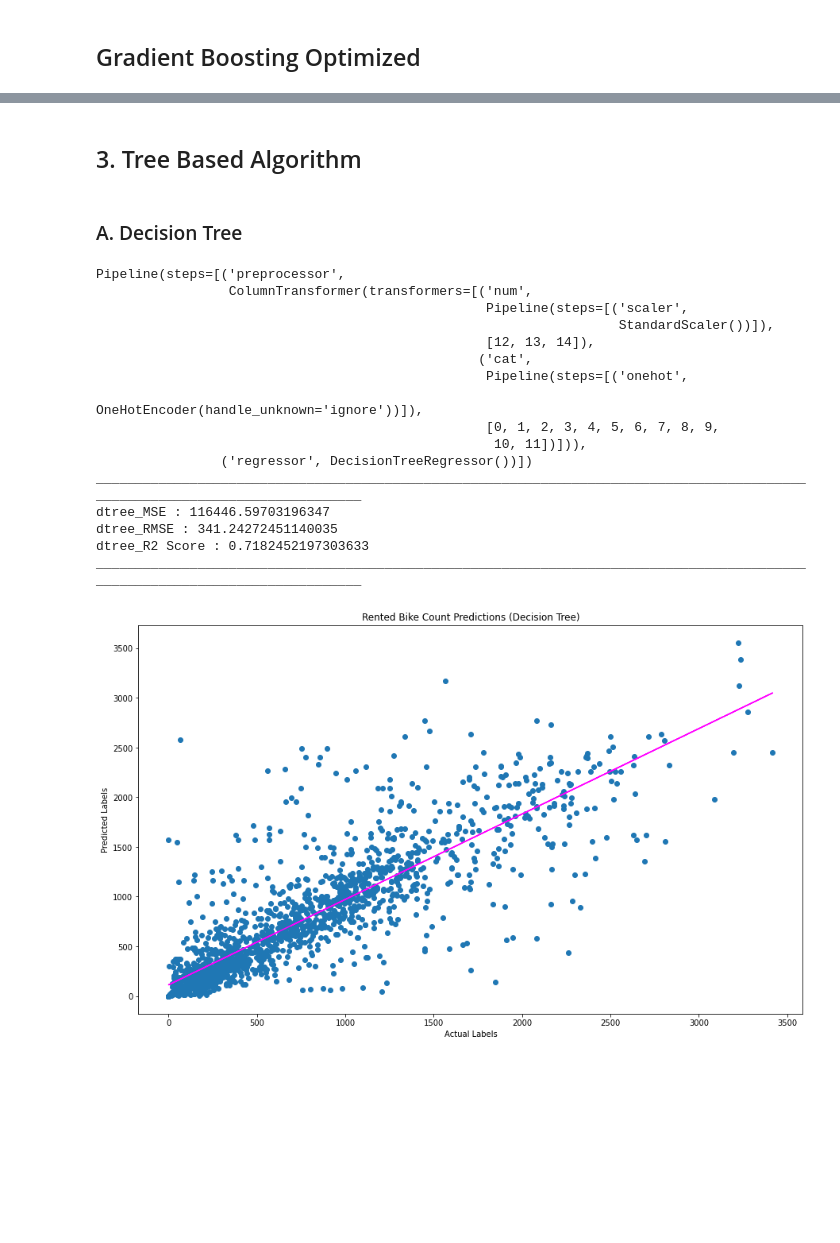
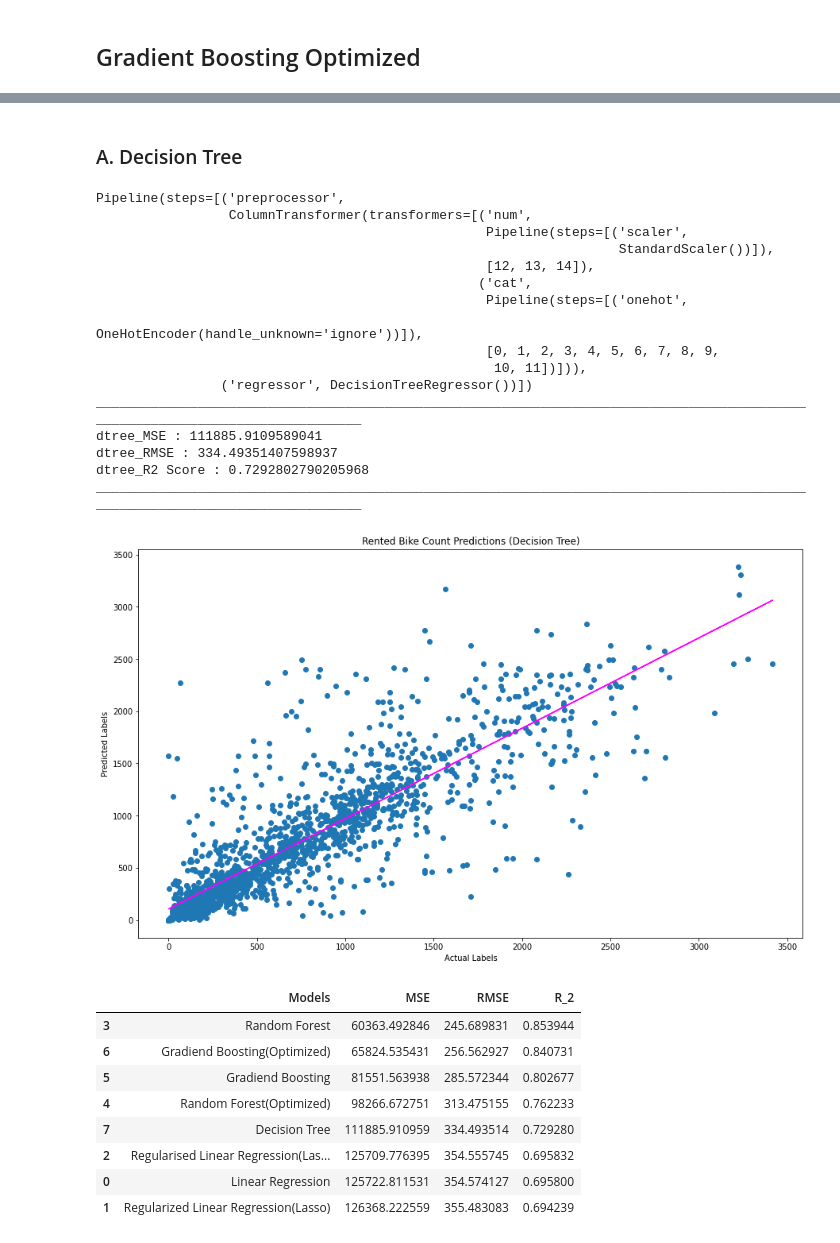
Before and after one commit to shubhpanchal/BikeSharing, a Jupyter notebook: Bike_Sharing_Demand_Prediction.ipynb, the cells around one changed output, grey strips where cells are left out. Saved outputs shown, nothing was run; the diff lists cells and outputs as text; code cells hidden in the pictures; blank space fills up the shorter version.

```diff
--- a/Bike_Sharing_Demand_Prediction.ipynb
+++ b/Bike_Sharing_Demand_Prediction.ipynb
@@ -569,6 +587,9 @@ ________________________________________________________________________________
 # %%
 from sklearn.model_selection import GridSearchCV
 from sklearn.metrics import make_scorer, r2_score
+
+model = 'Regularised Linear Regression(Lasso Optimized)'
+models.append(model)
 
 # Defining algorithms and Parameter
 alg = Lasso()
@@ -597,10 +618,13 @@ print('_'*125)
 lasso_optimized_predictions = lasso_optimized_model.predict(X_test)
 lasso_optimized_mse = mean_squared_error(y_test, lasso_optimized_predictions)
 print("lasso_optimized_MSE:", lasso_optimized_mse)
+MSE.append(lasso_optimized_mse)
 lasso_optimized_rmse = np.sqrt(lasso_optimized_mse)
 print("lasso_optimized_RMSE:", lasso_optimized_rmse)
+RMSE.append(lasso_optimized_rmse)
 lasso_optimized_r2 = r2_score(y_test, lasso_optimized_predictions)
 print("lasso_optimized_R2:", lasso_optimized_r2)
+R_2.append(lasso_optimized_r2)
 print('_'*125)
 
 # Plot predicted vs actual
@@ -641,7 +665,8 @@ ________________________________________________________________________________
 ### A. Random Forest
 # %%
 from sklearn.ensemble import RandomForestRegressor
-
+model = 'Random Forest'
+models.append(model)
 # Create Preprocessing and Training Pipeline
 rf_pipeline = Pipeline(steps=[('preprocessor',preprocessor),
                            ('regressor', RandomForestRegressor())])
@@ -658,10 +683,13 @@ rf_predictions = rf_model.predict(X_test)
 from sklearn.metrics import r2_score, mean_squared_error
 rf_mse = mean_squared_error(y_test, rf_predictions)
 print('rf_MSE :', rf_mse)
+MSE.append(rf_mse)
 rf_rmse = np.sqrt(rf_mse)
 print('rf_RMSE :', rf_rmse)
+RMSE.append(rf_rmse)
 rf_r2 = r2_score(y_test,rf_predictions)
 print('rf_R2 Score :', rf_r2)
+R_2.append(rf_r2)
 print('_'*125)
 
 # Plot predicted vs actual
@@ -697,6 +802,8 @@ ________________________________________________________________________________
 # %%
 from sklearn.ensemble import GradientBoostingRegressor
 
+model='Gradiend Boosting'
+models.append(model)
 # Create Preprocessing and Training Pipeline
 gb_pipeline = Pipeline(steps=[('preprocessor',preprocessor),
                            ('regressor', GradientBoostingRegressor())])
@@ -713,10 +820,13 @@ gb_predictions = gb_model.predict(X_test)
 from sklearn.metrics import r2_score, mean_squared_error
 gb_mse = mean_squared_error(y_test, gb_predictions)
 print('gb_MSE :', gb_mse)
+MSE.append(gb_mse)
 gb_rmse = np.sqrt(gb_mse)
 print('gb_RMSE :', gb_rmse)
+RMSE.append(gb_rmse)
 gb_r2 = r2_score(y_test,gb_predictions)
 print('gb_R2 Score :', gb_r2)
+R_2.append(gb_r2)
 print('_'*125)
 
 # Plot predicted vs actual
@@ -750,6 +860,9 @@ ________________________________________________________________________________
 # %% [markdown]
 ## Gradient Boosting Optimized
 # %%
+model = 'Gradiend Boosting(Optimized)'
+models.append(model)
+
 alg = GradientBoostingRegressor()
 parameters = {'learning_rate': [0.1,0.3, 0.5, 0.7,1.0],
               'n_estimators' : [50, 75, 100, 125, 150]}
@@ -777,10 +890,13 @@ print('_'*125)
 GBM_optimized_predictions = GBM_optimized_model.predict(X_test)
 GBM_optimized_mse = mean_squared_error(y_test, GBM_optimized_predictions)
 print("GBM_optimized_MSE:", GBM_optimized_mse)
+MSE.append(GBM_optimized_mse)
 GBM_optimized_rmse = np.sqrt(GBM_optimized_mse)
 print("GBM_optimized_RMSE:", GBM_optimized_rmse)
+RMSE.append(GBM_optimized_rmse)
 GBM_optimized_r2 = r2_score(y_test, GBM_optimized_predictions)
 print("GBM_optimized_R2:", GBM_optimized_r2)
+R_2.append(GBM_optimized_r2)
 print('_'*125)
 
 # Plot predicted vs actual
@@ -814,13 +930,13 @@ GBM_optimized_R2: 0.8406717750516262
 _____________________________________________________________________________________________________________________________
 [figure]
-# %% [markdown]
-## 3. Tree Based Algorithm
 # %% [markdown]
 ### A. Decision Tree
 # %%
 from sklearn.tree import DecisionTreeRegressor
 from sklearn.tree import export_text
 
+model = 'Decision Tree'
+models.append(model)
 # Create Preprocessing and Training Pipeline
 dtree_pipeline = Pipeline(steps=[('preprocessor',preprocessor),
                            ('regressor', DecisionTreeRegressor())])
@@ -837,37 +953,59 @@ dtree_predictions = dtree_model.predict(X_test)
 from sklearn.metrics import r2_score, mean_squared_error
 dtree_mse = mean_squared_error(y_test, dtree_predictions)
 print('dtree_MSE :', dtree_mse)
+MSE.append(dtree_mse)
 dtree_rmse = np.sqrt(dtree_mse)
 print('dtree_RMSE :', dtree_rmse)
+RMSE.append(dtree_rmse)
 dtree_r2 = r2_score(y_test,dtree_predictions)
 print('dtree_R2 Score :', dtree_r2)
+R_2.append(dtree_r2)
 print('_'*125)
 
 # Plot predicted vs actual
 plt.figure(figsize=(15,9))
 plt.scatter(y_test, dtree_predictions)
 plt.xlabel('Actual Labels')
 plt.ylabel('Predicted Labels')
 plt.title('Rented Bike Count Predictions (Decision Tree)')
 z= np.polyfit(y_test, dtree_predictions,1)
 p = np.poly1d(z)
 plt.plot(y_test,p(y_test),color='magenta')
 plt.show()
 # %% [output]
 Pipeline(steps=[('preprocessor',
                  ColumnTransformer(transformers=[('num',
                                                   Pipeline(steps=[('scaler',
                                                                    StandardScaler())]),
                                                   [12, 13, 14]),
                                                  ('cat',
                                                   Pipeline(steps=[('onehot',
                                                                    OneHotEncoder(handle_unknown='ignore'))]),
                                                   [0, 1, 2, 3, 4, 5, 6, 7, 8, 9,
                                                    10, 11])])),
                 ('regressor', DecisionTreeRegressor())])
 _____________________________________________________________________________________________________________________________
-dtree_MSE : 116446.59703196347
-dtree_RMSE : 341.24272451140035
-dtree_R2 Score : 0.7182452197303633
+dtree_MSE : 111885.9109589041
+dtree_RMSE : 334.49351407598937
+dtree_R2 Score : 0.7292802790205968
 _____________________________________________________________________________________________________________________________
-[figure, old version]
+[figure, new version]
+# %%
+models_df = pd.DataFrame(
+    {'Models': models,
+     'MSE': MSE,
+     'RMSE': RMSE,
+     'R_2' : R_2
+    })
+models_df.sort_values(by=['R_2'],ascending=False,inplace=True)
+models_df
+# %% [output]
+|  | Models | MSE | RMSE | R_2 |
+| 3 | Random Forest | 60363.492846 | 245.689831 | 0.853944 |
+| 6 | Gradiend Boosting(Optimized) | 65824.535431 | 256.562927 | 0.840731 |
+| 5 | Gradiend Boosting | 81551.563938 | 285.572344 | 0.802677 |
+| 4 | Random Forest(Optimized) | 98266.672751 | 313.475155 | 0.762233 |
+| 7 | Decision Tree | 111885.910959 | 334.493514 | 0.729280 |
+| 2 | Regularised Linear Regression(Las... | 125709.776395 | 354.555745 | 0.695832 |
+| 0 | Linear Regression | 125722.811531 | 354.574127 | 0.695800 |
+| 1 | Regularized Linear Regression(Lasso) | 126368.222559 | 355.483083 | 0.694239 |
```
Also changed, not shown: parts of 7 cells of this notebook.
